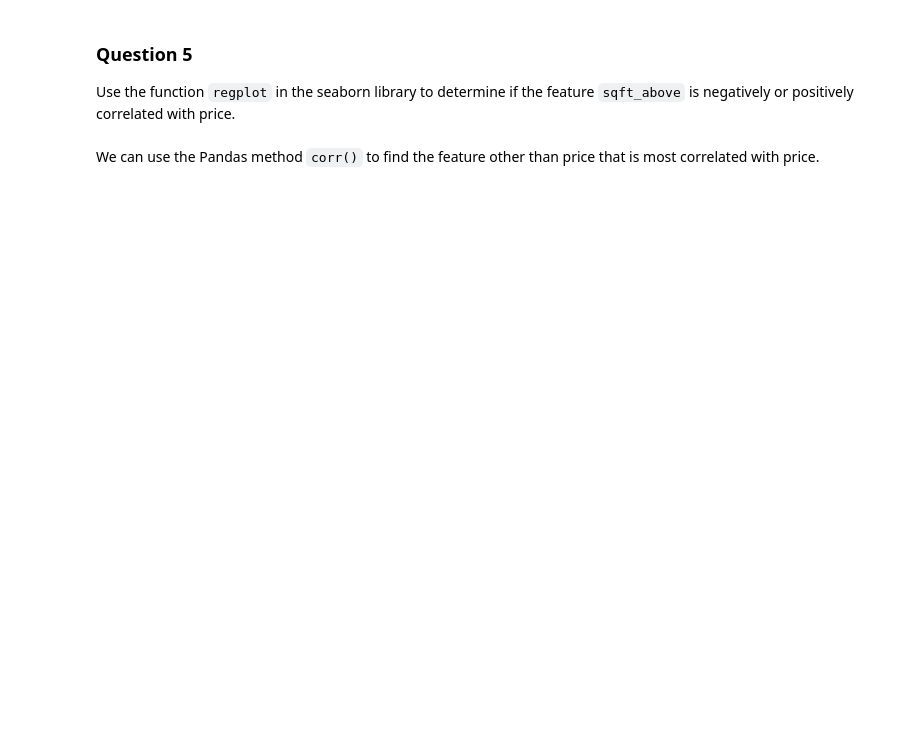
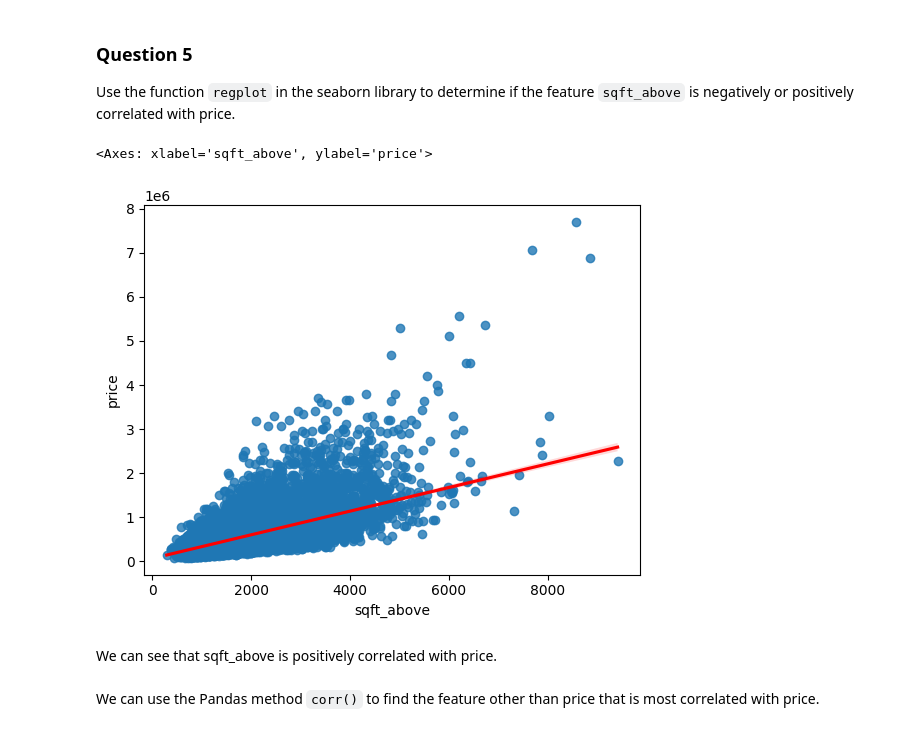
Before and after one commit to rheera/data-analysis-with-python, a Jupyter notebook: House_Sales_in_King_Count_USA.ipynb, the cells around one changed output. Drawn from its saved outputs; the diff is of its cells as text; code cells hidden in the pictures; blank space fills up the shorter version.

```diff
--- a/House_Sales_in_King_Count_USA.ipynb
+++ b/House_Sales_in_King_Count_USA.ipynb
@@ -105,6 +189,13 @@ Use the function <code>boxplot</code> in the seaborn library  to  determine whet
 ### Question 5
 
 Use the function <code>regplot</code>  in the seaborn library  to  determine if the feature <code>sqft_above</code> is negatively or positively correlated with price.
+# %%
+sns.regplot(x="sqft_above", y="price", data=df, line_kws={"color": "red"})
+# %% [output]
+<Axes: xlabel='sqft_above', ylabel='price'>
+[figure, added]
+# %% [markdown]
+We can see that sqft_above is positively correlated with price.
 # %% [markdown]
 We can use the Pandas method <code>corr()</code>  to find the feature other than price that is most correlated with price.
 # %%
```
Also changed, not shown: parts of 24 cells of this notebook, 1 other file.
